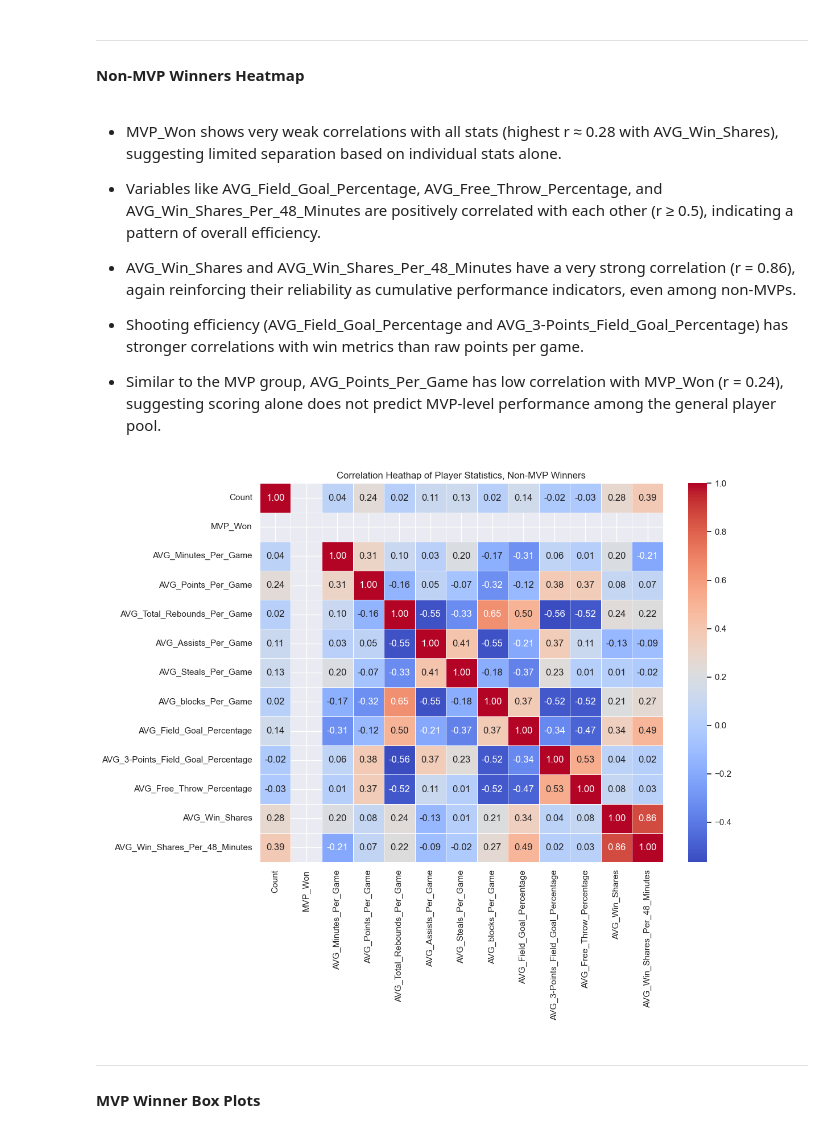
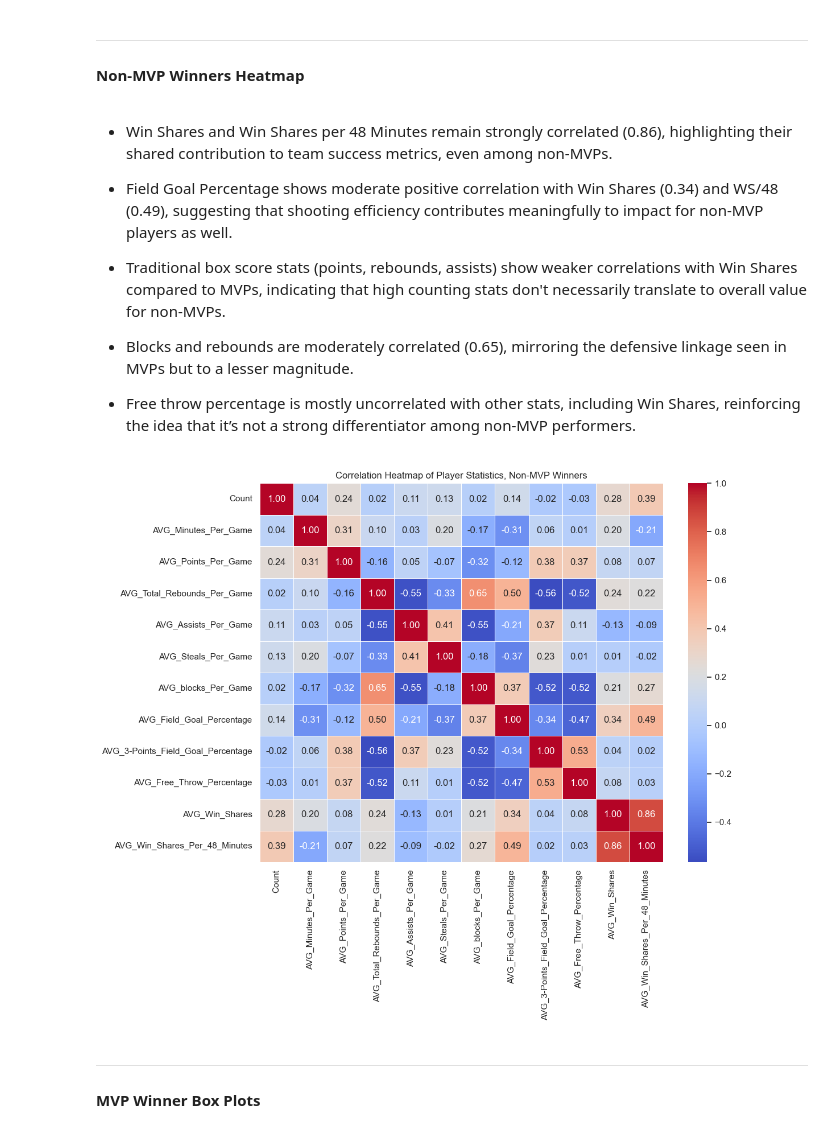
Before and after one commit to RasheedMartin/PredictingNBACareers, a Jupyter notebook: notebooks/exploratory_data_analysis/NBA MVP Voting Data_EDA.ipynb, the cells around one changed output. Drawn from its saved outputs; the diff is of its cells as text; code cells hidden in the pictures.

```diff
--- a/notebooks/exploratory_data_analysis/NBA MVP Voting Data_EDA.ipynb
+++ b/notebooks/exploratory_data_analysis/NBA MVP Voting Data_EDA.ipynb
@@ -194,25 +194,25 @@ plt.show()
 ---
 #### Non-MVP Winners Heatmap
 # %% [markdown]
-* MVP_Won shows very weak correlations with all stats (highest r ≈ 0.28 with AVG_Win_Shares), suggesting limited separation based on individual stats alone.
+* Win Shares and Win Shares per 48 Minutes remain strongly correlated (0.86), highlighting their shared contribution to team success metrics, even among non-MVPs.
 
-* Variables like AVG_Field_Goal_Percentage, AVG_Free_Throw_Percentage, and AVG_Win_Shares_Per_48_Minutes are positively correlated with each other (r ≥ 0.5), indicating a pattern of overall efficiency.
+* Field Goal Percentage shows moderate positive correlation with Win Shares (0.34) and WS/48 (0.49), suggesting that shooting efficiency contributes meaningfully to impact for non-MVP players as well.
 
-* AVG_Win_Shares and AVG_Win_Shares_Per_48_Minutes have a very strong correlation (r = 0.86), again reinforcing their reliability as cumulative performance indicators, even among non-MVPs.
+* Traditional box score stats (points, rebounds, assists) show weaker correlations with Win Shares compared to MVPs, indicating that high counting stats don't necessarily translate to overall value for non-MVPs.
 
-* Shooting efficiency (AVG_Field_Goal_Percentage and AVG_3-Points_Field_Goal_Percentage) has stronger correlations with win metrics than raw points per game.
+* Blocks and rebounds are moderately correlated (0.65), mirroring the defensive linkage seen in MVPs but to a lesser magnitude.
 
-* Similar to the MVP group, AVG_Points_Per_Game has low correlation with MVP_Won (r = 0.24), suggesting scoring alone does not predict MVP-level performance among the general player pool.
+* Free throw percentage is mostly uncorrelated with other stats, including Win Shares, reinforcing the idea that it’s not a strong differentiator among non-MVP performers.
 # %%
-non_mvp = mvp[mvp["MVP_Won"] == 0]
+non_mvp = mvp[mvp["MVP_Won"] == 0].drop(columns=["MVP_Won"])
 
 plt.figure(figsize=(12,10))
 sns.heatmap(non_mvp.corr(numeric_only=True), annot=True, fmt=".2f", cmap="coolwarm", linewidths=0.5)
-plt.title("Correlation Heathap of Player Statistics, Non-MVP Winners")
+plt.title("Correlation Heatmap of Player Statistics, Non-MVP Winners")
 plt.tight_layout()
 plt.show()
 # %% [output]
-[figure, old version]
+[figure, new version]
 # %% [markdown]
 ---
 #### MVP Winner Box Plots
```
Also changed, not shown: parts of 7 cells of this notebook.
